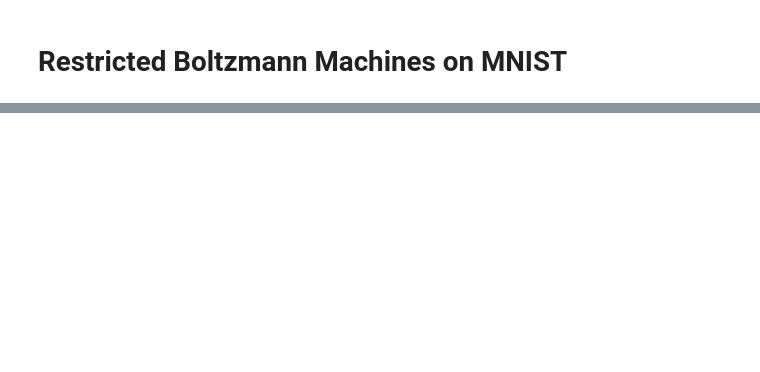
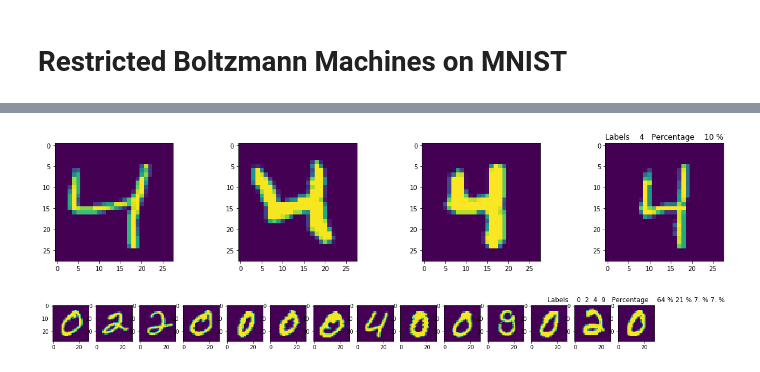
Before and after one commit to nikunjlad/INFO7375, a Jupyter notebook: assignment5/RBM.ipynb, the cells around one changed output, grey strips where cells are left out. Saved outputs shown, nothing was run; the diff lists cells and outputs as text; code cells hidden in the pictures; blank space fills up the shorter version.

```diff
--- a/assignment5/RBM.ipynb
+++ b/assignment5/RBM.ipynb
@@ -48,0 +208,8 @@ array([[ 0.00000000e+00,  0.00000000e+00,  0.00000000e+00, ...,
+# %%
+print_clusters(5, index_dict, y_train)
+# %% [output]
+[figure, added]
+# %%
+print_clusters(6, index_dict, y_train)
+# %% [output]
+[figure, added]
```
Also changed, not shown: parts of 22 cells of this notebook, 12 other files.
